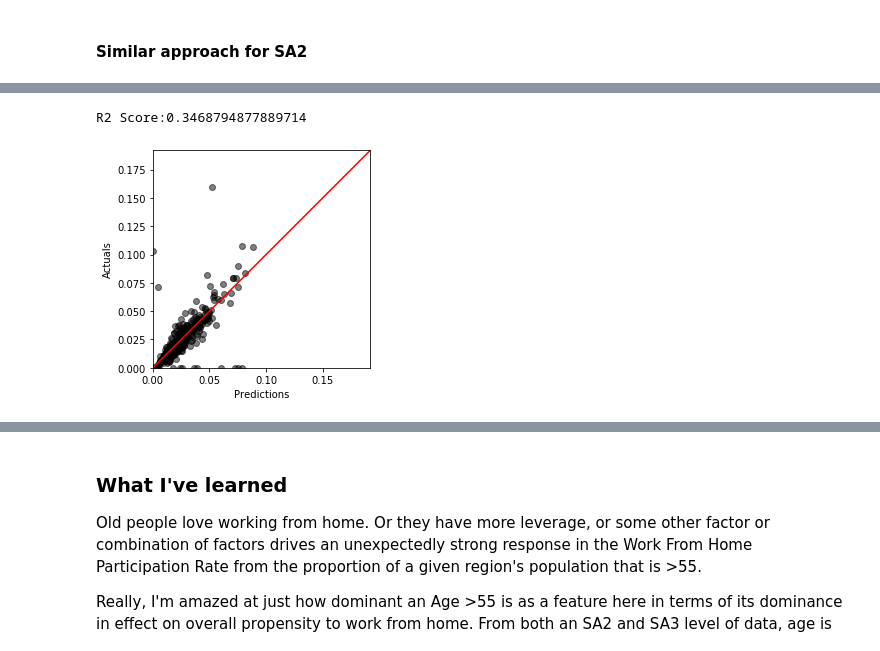
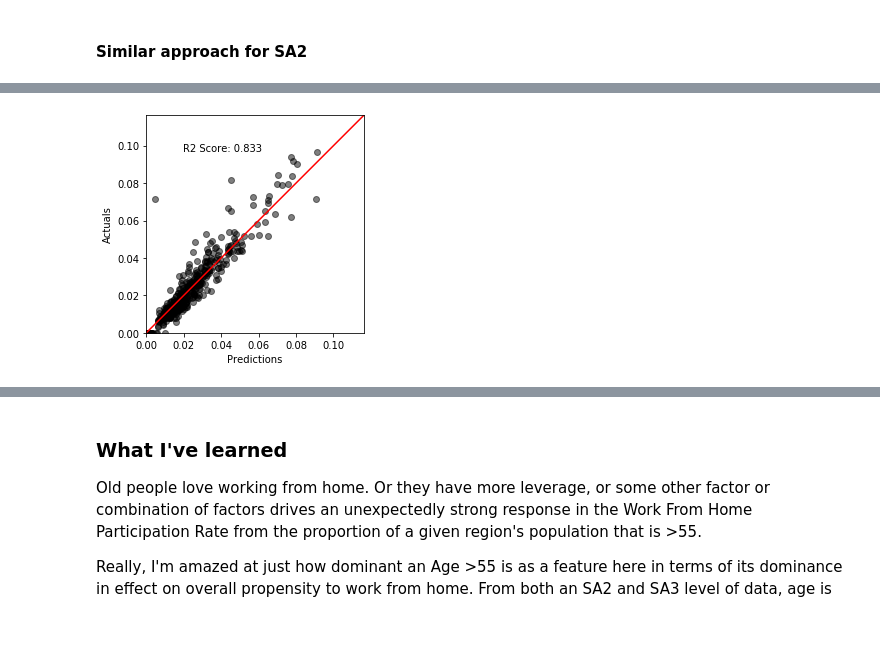
Before and after one commit to blkemp/Census-ASGS-Level-and-Model-Sensitivity, a Jupyter notebook: Census ASGS Level and Model Sensitivity.ipynb, the cells around one changed output, grey strips where cells are left out. Drawn from its saved outputs; the diff is of its cells as text; code cells hidden in the pictures.

```diff
--- a/Census ASGS Level and Model Sensitivity.ipynb
+++ b/Census ASGS Level and Model Sensitivity.ipynb
@@ -151,8 +154,6 @@ def model_analyse_pred(X_test, y_test, model):
     preds = model.predict(X_test)
     lineStart = min(preds.min(), y_test.min())
     lineEnd = max(preds.max()*1.2, y_test.max()*1.2)
-
-    print('R2 Score:{}'.format(r2_score(preds, y_test)))
 
     plt.figure()
     plt.scatter(preds, y_test, color = 'k', alpha=0.5)
@@ -162,23 +163,5 @@ def model_analyse_pred(X_test, y_test, model):
     plt.ylim(lineStart, lineEnd)
     plt.xlabel('Predictions')
     plt.ylabel('Actuals')
+    plt.text(y_test.max()/5, y_test.max(), 'R2 Score: {:.3f}'.format(r2_score(preds, y_test)))
     plt.show()
-# %%
-# Load table 59 (the one with commute mechanism)
-df_response = cnss_func.load_table_refined('G59', ['Number of Commuting Methods'], statistical_area_code='SA3')
-cols_to_delete = [x for x in df_response.columns if 'Worked_at_home' not in x]
-df_response.drop(cols_to_delete,axis=1, inplace=True)
-
-df_pop = cnss_func.load_census_csv(['G01'], statistical_area_code='SA3')
-df_pop.set_index(df_pop.columns[0], inplace=True)
-df_pop = df_pop.drop([x for x in df_pop.columns if 'Tot_P_P' not in x], axis=1)
-df_response = df_response.merge(df_pop, left_index=True, right_index=True)
-
-# Create new "Work From Home Participation Rate" vector to ensure consistency across regions
-# Base this off population who worked from home divided by total population in the region
-df_response['WFH_Participation'] = (df_response['Method of Travel to Work by Sex|Worked_at_home']/
-                                     df_response['Tot_P_P'])
-# Drop the original absolute values column
-df_response = df_response.drop(['Method of Travel to Work by Sex|Worked_at_home'], axis=1)
-df_response = df_response.drop(['Tot_P_P'], axis=1)
-df_response.head()
@@ -625,6 +411,0 @@ Excluding the extreme outlier, there is a great level of accuracy in predicting
-# %%
-# Load table 59 (the one with commute mechanism) and have a quick look at the distribution of WFH by sex
-df_travel_sa2 = cnss_func.load_table_refined('G59', ['Number of Commuting Methods'], statistical_area_code='SA2')
-cols_to_delete = [x for x in df_travel_sa2.columns if 'Worked_at_home' not in x]
-df_travel_sa2.drop(cols_to_delete,axis=1, inplace=True)
-df_travel_sa2.head()
@@ -1232,0 +785,12 @@ Fitting 3 folds for each of 6 candidates, totalling 18 fits
+# %%
+# Hand pick the tables to load
+tables_to_load = ['G57','G55','G37','G33','G34','G09']
+load_features = ['Age','Income','Occupation',
+                 'Family Composition','Internet status',
+                 'Building occupation status','Number of Bedrooms',
+                 'Place of Birth','Country of Birth of Parents','Year of Arrival']
+
+# Save all the components as reference files so I can quickly refer to these again in the future
+# rather than re-training from scratch
+model_sa2_ref, X_train_sa2_ref, X_test_sa2_ref, y_train_sa2_ref, y_test_sa2_ref = cnss_func.model_WFH('SA2',load_tables,
+                                                                                                      load_features)
@@ -1233,9 +825,8 @@ Fitting 3 folds for each of 6 candidates, totalling 18 fits
 # %%
-# dropping the two real outlier regions
-model_analyse_pred(X_test_sa2_ref.drop([801101137,801101134]), y_test_sa2_ref.drop([801101137,801101134]), model_sa2_ref)
+# dropping the two outlier regions
+model_analyse_pred(X_test_sa2_ref, y_test_sa2_ref, model_sa2_ref)
 # %% [output]
-R2 Score:0.3468794877889714
-[figure, old version]
+[figure, new version]
 # %%
 cnss_func.feature_plot_h(model_sa2_ref.steps[1][1], X_train_sa2_ref, 10)
 # %% [output]
```
Also changed, not shown: parts of 71 cells of this notebook, 18 other files.
